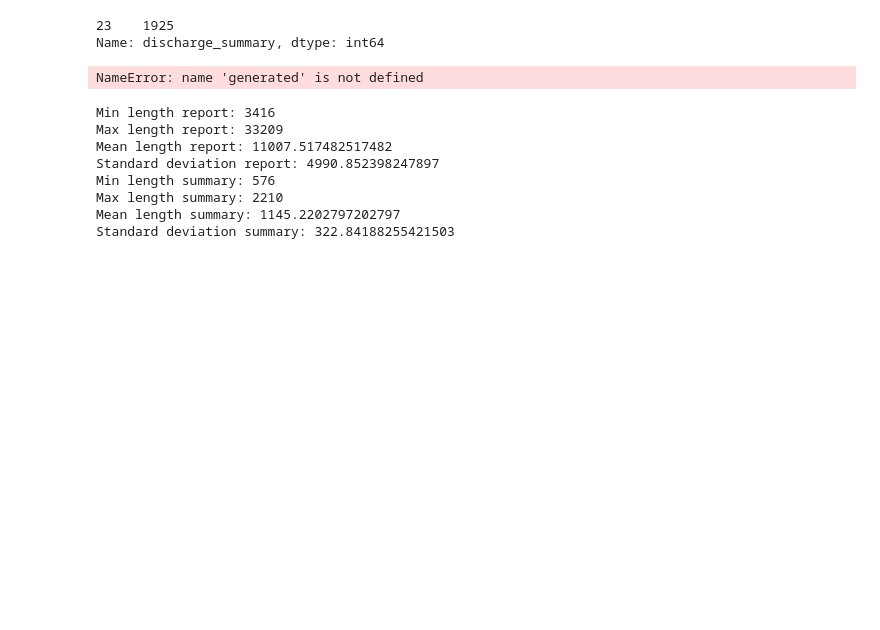
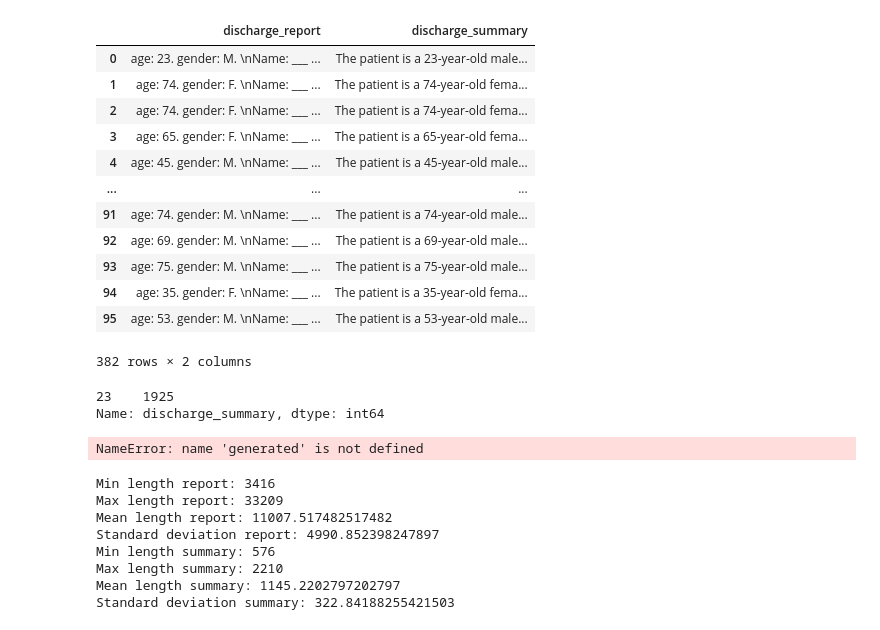
Before and after one commit to kbulutozler/discharge-summarization, a Jupyter notebook: scripts/data_exploration/data_exploration.ipynb, the cells around one changed output. Cells and saved outputs as stored; diff of their text form; code cells hidden in the pictures; blank space fills up the shorter version.

```diff
--- a/scripts/data_exploration/data_exploration.ipynb
+++ b/scripts/data_exploration/data_exploration.ipynb
@@ -12,6 +12,27 @@ nlp = spacy.load("en_core_web_sm")
 project_path = os.getcwd()
 test_df = pd.read_csv(os.path.join(project_path, "..", "..", "data", "processed", "test.csv"))
 train_df = pd.read_csv(os.path.join(project_path, "..", "..", "data", "processed", "train.csv"))
+# combine train and test and write to a new csv file
+combined_df = pd.concat([train_df, test_df])
+# remove "	Input:\n" from the discharge_report column
+combined_df['discharge_report'] = combined_df['discharge_report'].str.replace("Input:\n", "")
+combined_df.to_csv(os.path.join(project_path, "..", "..", "data", "processed", "all.csv"), index=False)
+# %%
+combined_df
+# %% [output]
+|  | discharge_report | discharge_summary |
+| 0 | age: 23. gender: M. \nName: ___ ... | The patient is a 23-year-old male... |
+| 1 | age: 74. gender: F. \nName: ___ ... | The patient is a 74-year-old fema... |
+| 2 | age: 74. gender: F. \nName: ___ ... | The patient is a 74-year-old fema... |
+| 3 | age: 65. gender: F. \nName: ___ ... | The patient is a 65-year-old fema... |
+| 4 | age: 45. gender: M. \nName: ___ ... | The patient is a 45-year-old male... |
+| ... | ... | ... |
+| 91 | age: 74. gender: M. \nName: ___ ... | The patient is a 74-year-old male... |
+| 92 | age: 69. gender: M. \nName: ___ ... | The patient is a 69-year-old male... |
+| 93 | age: 75. gender: M. \nName: ___ ... | The patient is a 75-year-old male... |
+| 94 | age: 35. gender: F. \nName: ___ ... | The patient is a 35-year-old fema... |
+| 95 | age: 53. gender: M. \nName: ___ ... | The patient is a 53-year-old male... |
+382 rows × 2 columns
 # %%
 # PRINT THE LONGEST DISCHARGE SUMMARY
 test_df['discharge_summary'].str.len().sort_values(ascending=False).head(1)
```
Also changed, not shown: 9 other files.
